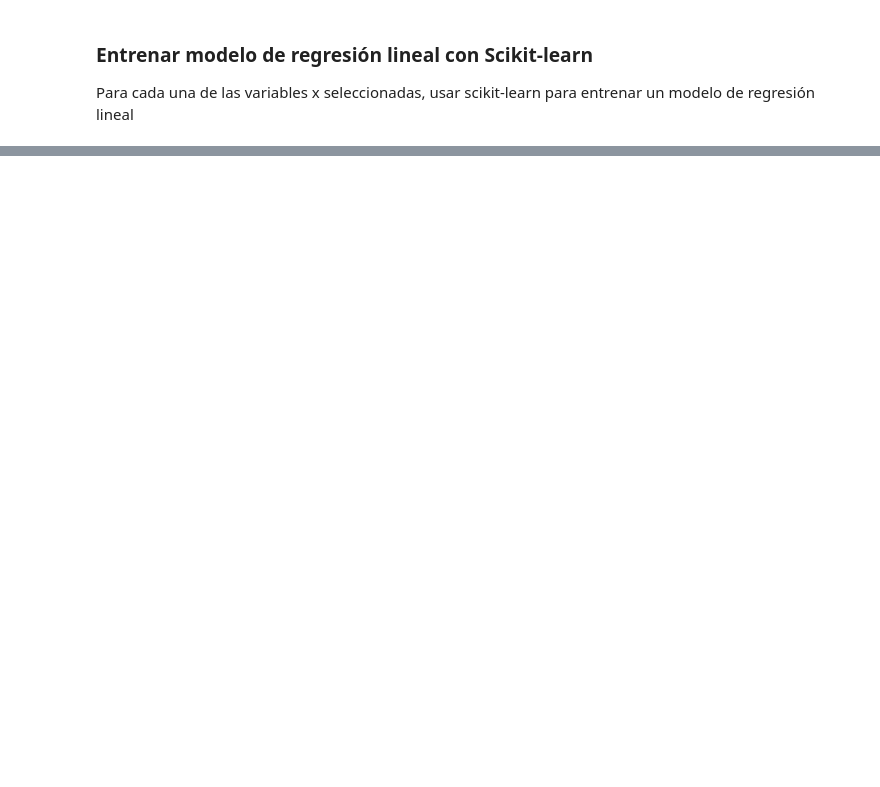
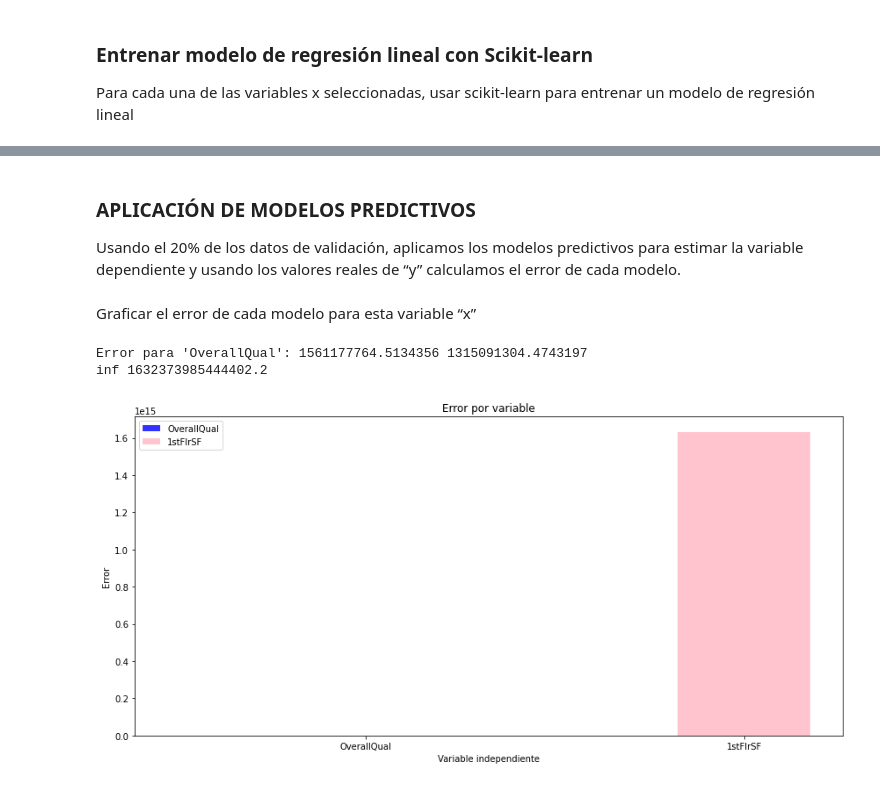
Before and after one commit to hbarrientos/PythonDataScience_U, a Jupyter notebook: CDP_U_Proyecto_HenryBarrientos/CDP_U_Proyecto_HenryBarrientos.ipynb, the cells around one changed output, grey strips where cells are left out. Saved outputs shown, nothing was run; the diff lists cells and outputs as text; code cells hidden in the pictures; blank space fills up the shorter version.

Commit message:
* Se agregan graficas de analisis de error.

```diff
--- a/CDP_U_Proyecto_HenryBarrientos/CDP_U_Proyecto_HenryBarrientos.ipynb
+++ b/CDP_U_Proyecto_HenryBarrientos/CDP_U_Proyecto_HenryBarrientos.ipynb
@@ -134,6 +134,9 @@ def do_graph(x_data, y_data, xlabel, ylabel, title, fig, plot_index):
 
 def do_training(x_vals, y_vals, epochs, imprimir_error_cada, learning_rate, result, column_name, iteration = 1, mb = [0, 0]):
     """
+    Entrena el modelo manual basado en los datos de entrada recibidos como parametro.
+    Retorna una matriz, donde: cada fila, representa una iteracion; y cada columna, representa un valor en
+    el orden (iteracion, valor_m, valor_b, error_promedio).
     """
     m = mb[0]
     b = mb[1]
@@ -309,0 +289,58 @@ print("{:0>3}".format(39) )
+# %% [markdown]
+### APLICACIÓN DE MODELOS PREDICTIVOS
+
+Usando el 20% de los datos de validación, aplicamos los modelos predictivos para estimar la variable dependiente  y usando los valores reales de “y” calculamos el error de cada modelo.
+# %%
+lastrow = training_results["OverallQual"].shape[0] - 1
+m = training_results["OverallQual"][lastrow, 1]
+b = training_results["OverallQual"][lastrow, 2]
+oq_est_manual, oq_est_scklrn, oq_med = get_linearregression(test_data[:,1], lr_model, m, b )
+y_real_test = test_data[:,0]
+oq_error_est_manual = np.subtract(oq_est_manual, y_real_test)
+oq_error_est_scklrn = np.subtract(oq_est_scklrn, y_real_test)
+
+lastrow = training_results["1stFlrSF"].shape[0] - 1
+m = training_results["1stFlrSF"][lastrow, 1]
+b = training_results["1stFlrSF"][lastrow, 2]
+ffsf_est_manual, ffsf_est_scklrn, ffsf_med = get_linearregression(test_data[:,2], lr_sqft_model, m, b )
+ffsf_error_est_manual = np.subtract(ffsf_est_manual, y_real_test)
+ffsf_error_est_scklrn = np.subtract(ffsf_est_scklrn, y_real_test)
+# %% [markdown]
+
+Graficar el  error de cada modelo para esta variable “x”
+# %%
+print("Error para 'OverallQual':\n",
+      np.mean( np.divide( np.power(oq_error_est_manual, 2), 2)),
+      np.mean( np.divide( np.power(oq_error_est_scklrn, 2), 2))   )
+print("Error para '1stFlrSF':\n",
+      np.mean( np.divide( np.power(ffsf_error_est_manual, 2), 2)),
+      np.mean( np.divide( np.power(ffsf_error_est_scklrn, 2), 2))   )
+
+means_frank = (np.mean( np.divide( np.power(oq_error_est_manual, 2), 2))
+              , np.mean( np.divide( np.power(oq_error_est_scklrn, 2), 2))
+              )
+means_guido = (np.mean( np.divide( np.power(ffsf_error_est_manual, 2), 2))
+              , np.mean( np.divide( np.power(ffsf_error_est_scklrn, 2), 2))
+              )
+
+fig, ax = plt.subplots(figsize=(12, 6))
+index = np.arange(2)
+barwidth = 0.35
+opacity = 0.8
+
+rects1 = plt.bar(index, means_frank, barwidth,
+                    alpha=opacity, color='blue', label='OverallQual')
+rects2 = plt.bar(index + bar_width, means_guido, barwidth,
+                    alpha=opacity, color='lightpink', label='1stFlrSF')
+
+plt.xlabel('Variable independiente')
+plt.ylabel('Error')
+plt.title('Error por variable')
+plt.xticks(index + barwidth, ('OverallQual', '1stFlrSF'))
+plt.legend()
+plt.tight_layout()
+plt.show()
+# %% [output]
+Error para 'OverallQual': 1561177764.5134356 1315091304.4743197
+inf 1632373985444402.2
+[figure, added]
```
Also changed, not shown: parts of 7 cells of this notebook.
